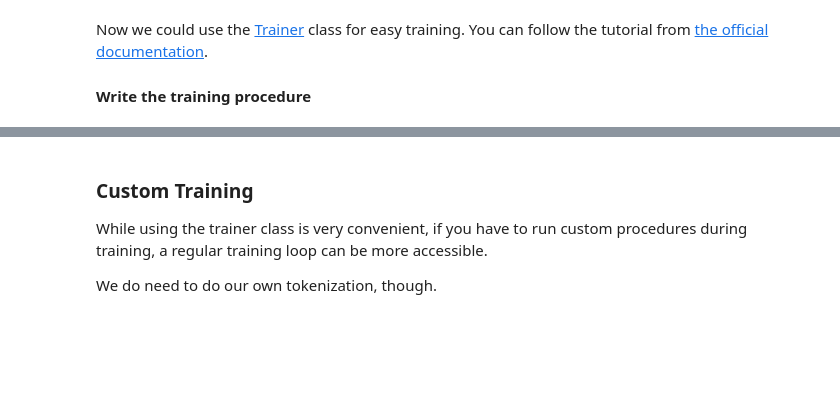
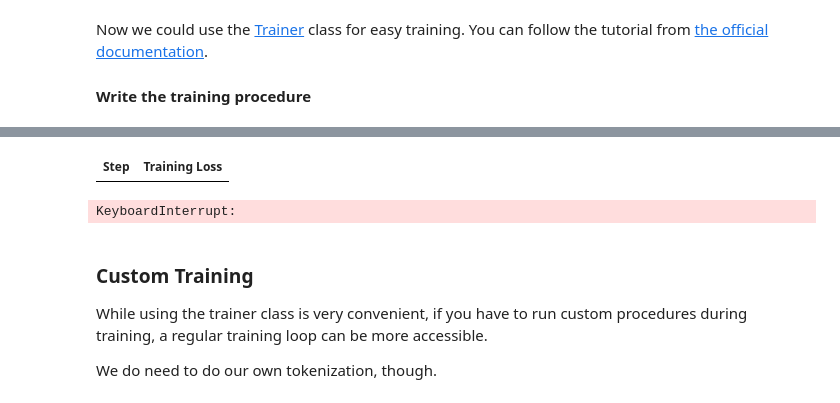
Before and after one commit to SolomonM-Kebede/Transformer-Based-NLP, a Jupyter notebook: assignment.ipynb, the cells around one changed output, grey strips where cells are left out. Saved outputs shown, nothing was run; the diff lists cells and outputs as text; code cells hidden in the pictures; blank space fills up the shorter version.

```diff
--- a/assignment.ipynb
+++ b/assignment.ipynb
@@ -96,7 +96,11 @@ def tokenize_mnli_data(examples):
 prepared_dataset = mnli_dataset.map(
     #lambda sample: {'input': f"{sample['premise']} [SEP] {sample['hypothesis']}",
                     #"label": sample["label"]},
+    tokenize_mnli_data,
+    batched=True,
     remove_columns=['premise', 'hypothesis', 'idx']
 )
+
+prepared_dataset = prepared_dataset.rename_column("label", "labels")
 print(prepared_dataset['train'][:2])
 # %% [output]
@@ -140,11 +144,19 @@ Viable pre-trained BERT models include:
 
 #### Load and instantiate a model for the textual entailment task
 # %%
-from transformers import AutoConfig, AutoTokenizer  #, AutoModelFor?
+from transformers import AutoConfig, AutoTokenizer, AutoModelForSequenceClassification
 
-config = AutoConfig.from_pretrained("google-bert/bert-base-cased")
+config = AutoConfig.from_pretrained(
+    "google-bert/bert-base-cased",
+    num_labels=3
+)
+
 tokenizer = AutoTokenizer.from_pretrained("google-bert/bert-base-cased")
-model = AutoModelForSequenceClassification.from_pretrained("google-bert/bert-base-cased", config=config)
+
+model = AutoModelForSequenceClassification.from_pretrained(
+    "google-bert/bert-base-cased",
+    config=config
+)
 # %% [output]
 Some weights of BertForSequenceClassification were not initialized from the model checkpoint at google-bert/bert-base-cased and are newly initialized: ['classifier.bias', 'classifier.weight']
 You should probably TRAIN this model on a down-stream task to be able to use it for predictions and inference.
@@ -153,19 +165,18 @@ Now we could use the [Trainer](https://huggingface.co/docs/transformers/main/en/
 
 #### Write the training procedure
 # %%
-from transformers import Trainer
+from transformers import Trainer, TrainingArguments, DataCollatorWithPadding
+
+data_collator = DataCollatorWithPadding(tokenizer=tokenizer)
 
 trainer = Trainer(
     model=model,
     train_dataset=prepared_dataset['train'],
     eval_dataset=prepared_dataset['validation'],
-    tokenizer=tokenizer,
+    processing_class=tokenizer,
+    data_collator=data_collator,
 
-    # TODO
 )
-
-# TODO
-
 trainer.train()
 
 evaluation_result = trainer.evaluate(prepared_dataset["test"])
@@ -176,3 +187,5 @@ ValueError: You should supply an encoding or a list of encodings to this method
+| Step | Training Loss |
+KeyboardInterrupt:
 # %% [markdown]
 ### Custom Training
 While using the trainer class is very convenient, if you have to run custom procedures during training, a regular training loop can be more accessible.
```
Also changed, not shown: parts of 4 cells of this notebook.
